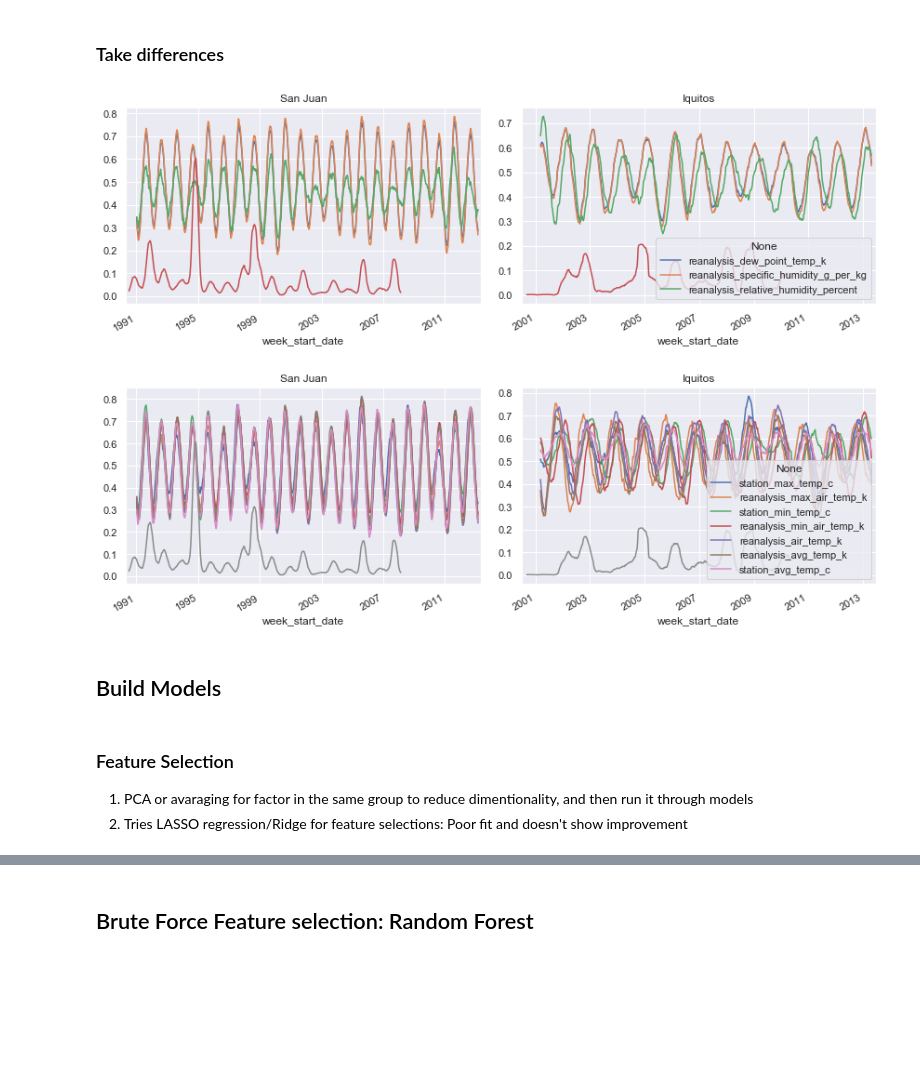
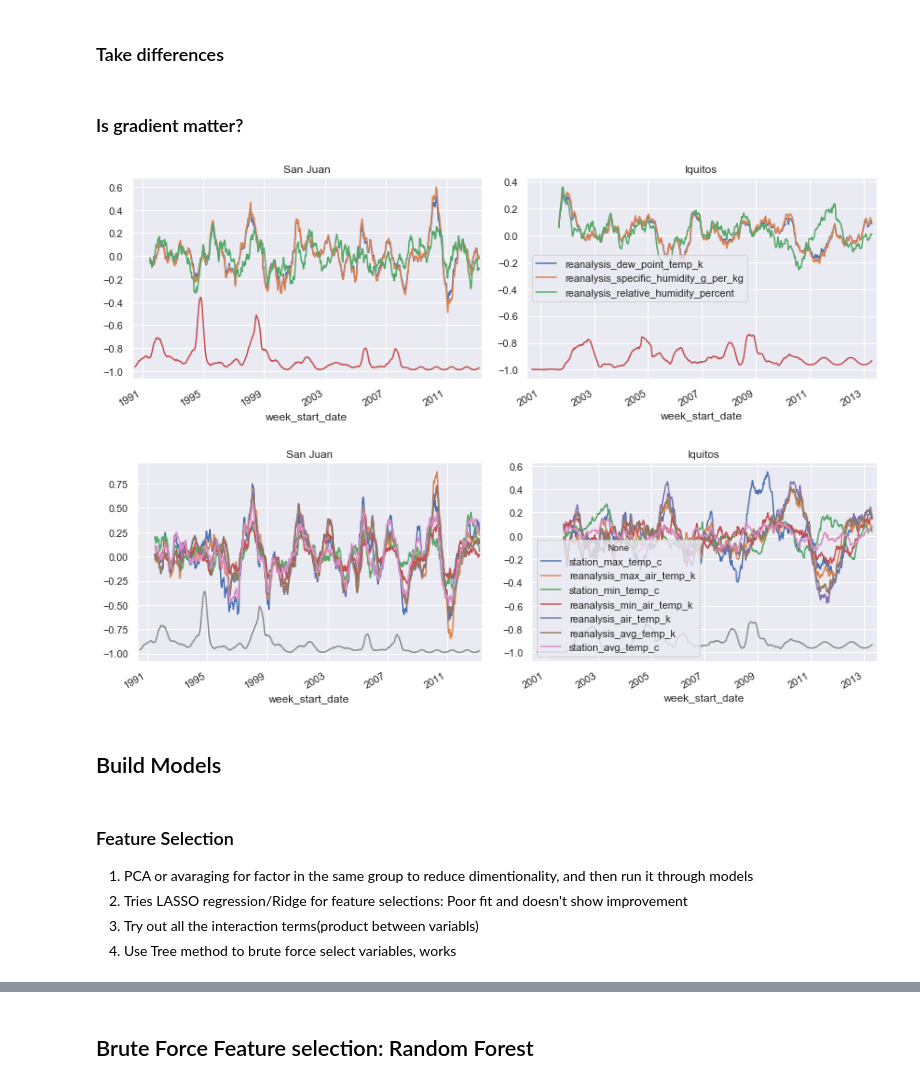
Before and after one commit to weihaoli/Study, a Jupyter notebook: data project/Presentation For Data Project - (EDA + Feature Engeneering + models).ipynb, the cells around one changed output, grey strips where cells are left out. Drawn from its saved outputs; the diff is of its cells as text; code cells hidden in the pictures; blank space fills up the shorter version.

```diff
--- a/data project/Presentation For Data Project - (EDA + Feature Engeneering + models).ipynb
+++ b/data project/Presentation For Data Project - (EDA + Feature Engeneering + models).ipynb
@@ -54,12 +54,14 @@ panel = panel.loc[:,selected]
 # %%
 city_name = 'sj'
 def get_data_panel(panel,city_name):
-    panel_train =  panel.loc[panel.city == city_name].interpolate()  .set_index('week_start_date').copy().drop(['city'],axis = 1).copy()
+    panel_train =  panel.loc[panel.city == city_name].fillna(method ='ffill') \
+    .set_index('week_start_date').copy().drop(['city'],axis = 1).copy()
 
-    panel_test = FeatureTest.loc[FeatureTest.city == city_name].interpolate().set_index('week_start_date').copy().drop('city',axis = 1)
+    panel_test = FeatureTest.loc[FeatureTest.city == city_name].fillna(method ='ffill') \
+    .set_index('week_start_date').copy().drop('city',axis = 1)
     panel_test['total_cases'] = np.nan
     train_len = len(panel_test['total_cases'])
-    panel = pd.concat([panel_train,panel_test],sort = False)
+    panel = pd.concat([panel_train,panel_test],sort = False).fillna(method ='ffill')
 
 
     panel['green_s']  = panel.loc[:,green[:2]].mean(1)
@@ -457,61 +481,74 @@ axes[1].title.set_text('Iquitos')
 # %% [markdown]
 ### Take differences
+# %% [markdown]
+### Is gradient matter?
 # %%
+"""
+See how it goes after de-season
+max_temp + min_temp + avg_temp
+humid
+green
+precipitation
+dtr
+"""
 from matplotlib.font_manager import FontProperties
 
-panel_sj_avg = panel_sj.diff(26)
-panel_iq_avg = panel_iq.diff( 26 )
+
+
 
 selected_features = humid
 f, axes = plt.subplots(1, 2,figsize = (12,4) )
 
-min_max(panel_sj_avg).loc[:,selected_features ] .rolling(20,center = True).mean()  .plot(ax =axes[0], legend=False )
-
-cases = ((min_max(panel_sj).loc[:,'total_cases']  )   ).rolling(20,center = True).mean()
+min_max(panel_sj_ds).loc[:,selected_features ] .apply(de_season_tri,axis = 0).\
+rolling(20,center = True).mean().diff(52) .plot(ax =axes[0], legend=False)
+cases = ((min_max(panel_sj_ds).loc[:,'total_cases']  ) -1   ).rolling(20,center = True).mean()
 
 cases .plot(ax =axes[0])
 
 
 
 
-min_max(panel_iq_avg).loc[:,selected_features  ] .rolling(20,center = True).mean()  .plot(ax =axes[1], legend=False )
-plt.legend(loc='best')
-cases = ((min_max(panel_iq ).loc[:,'total_cases']   )   ).rolling(20,center = True).mean()
+min_max(panel_iq_ds).loc[:,selected_features ] .apply(de_season_tri,axis = 0).\
+rolling(20,center = True).mean().diff(52) .plot(ax =axes[1] )
+cases = ((min_max(panel_iq_ds).loc[:,'total_cases']   ) -1   ).rolling(20,center = True).mean()
 
 cases .plot(ax =axes[1])
 
 plt.tight_layout()
 axes[0].title.set_text('San Juan')
 axes[1].title.set_text('Iquitos')
 
 
 
 selected_features = max_temp + min_temp + avg_temp
 f, axes = plt.subplots(1, 2,figsize = (12,4))
-min_max(panel_sj_avg).loc[:,selected_features ] .rolling(20,center = True).mean()  .plot(ax =axes[0], legend=False)
+min_max(panel_sj_ds).loc[:,selected_features ] .apply(de_season_tri,axis = 0).\
+     rolling(20,center = True).mean().diff(52) .plot(ax =axes[0], legend=False)
 
-cases = ((min_max(panel_sj ).loc[:,'total_cases']  )   ).rolling(20,center = True).mean()
+cases = ((min_max(panel_sj_ds).loc[:,'total_cases']  ) -1  ).rolling(20,center = True).mean()
 
 cases .plot(ax =axes[0])
 
 
 
 
-min_max(panel_iq_avg).loc[:,selected_features  ] .rolling(20,center = True).mean()  .plot(ax =axes[1], legend=False)
-
-cases = ((min_max(panel_iq ).loc[:,'total_cases']   )   ).rolling(20,center = True).mean()
+min_max(panel_iq_ds).loc[:,selected_features  ] .apply(de_season_tri,axis = 0).\
+rolling(20,center = True).mean() .diff(52).plot(ax =axes[1], legend=False)
+cases = ((min_max(panel_iq_ds).loc[:,'total_cases']   ) -1   ).rolling(20,center = True).mean()
 plt.legend(loc='best')
 cases .plot(ax =axes[1])
 
 plt.tight_layout()
 axes[0].title.set_text('San Juan')
 axes[1].title.set_text('Iquitos')
 # %% [output]
-[figure, old version]
+[figure, new version]
-[figure, old version]
+[figure, new version]
 # %% [markdown]
 ## Build Models
 # %% [markdown]
 ### Feature Selection
 1. PCA or avaraging for factor in the same group to reduce dimentionality, and then run it through models
 2. Tries LASSO regression/Ridge for feature selections: Poor fit and doesn't show improvement
+3. Try out all the interaction terms(product between variabls)
+4. Use Tree method to brute force select variables, works
```
Also changed, not shown: parts of 27 cells of this notebook, 2 other files.
